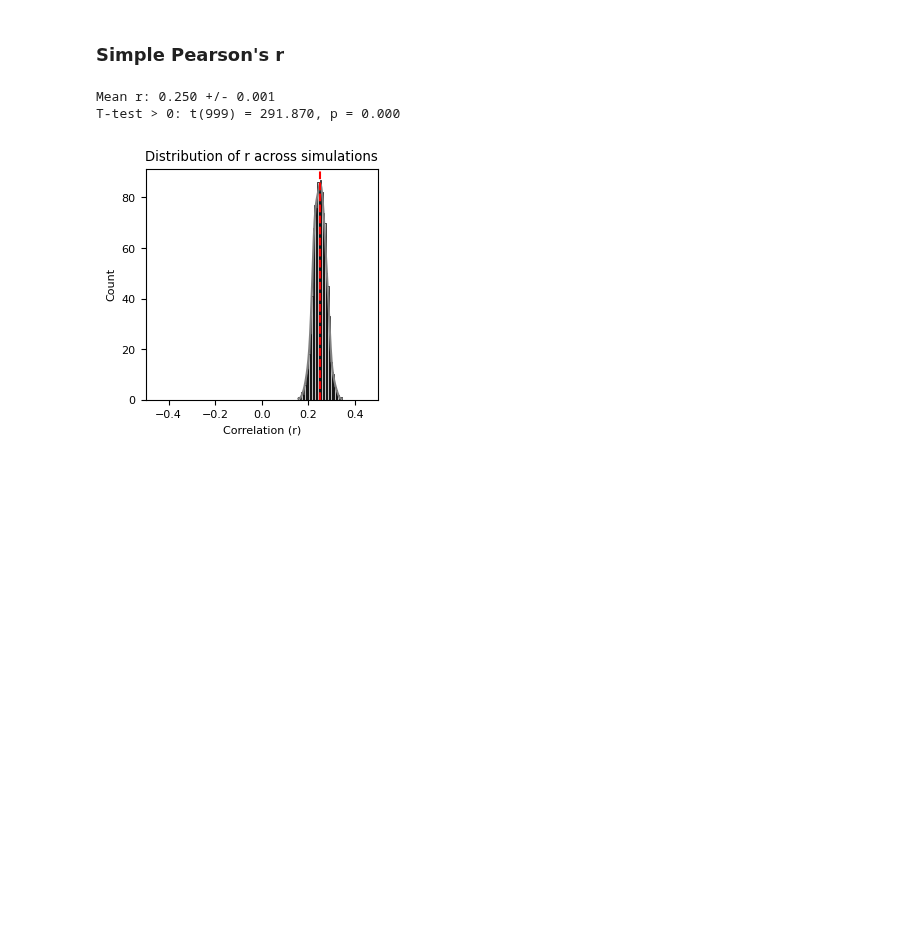
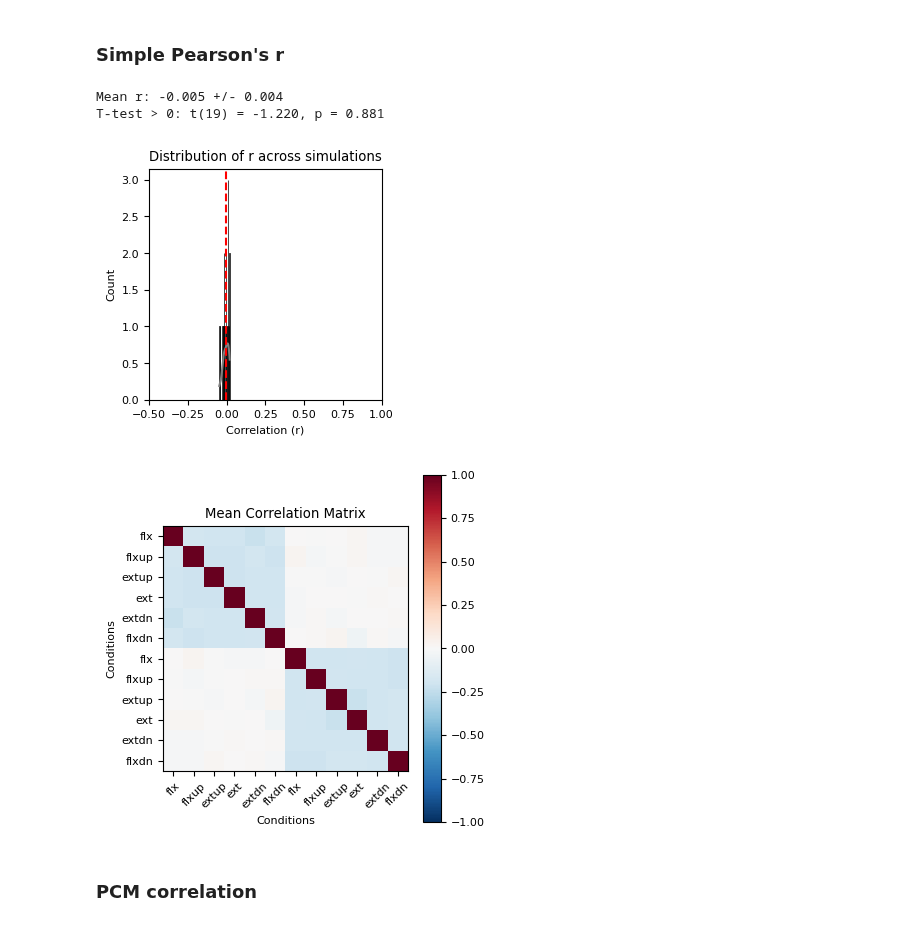
Before and after one commit to alighavam/bimanual_wrist, a Jupyter notebook: notebooks_mri/simulation.ipynb, the cells around one changed output. Saved outputs shown, nothing was run; the diff lists cells and outputs as text; code cells hidden in the pictures; blank space fills up the shorter version.

```diff
--- a/notebooks_mri/simulation.ipynb
+++ b/notebooks_mri/simulation.ipynb
@@ -365,9 +433,9 @@ the contra and ipsi are fully in the same subspace and fully parallel (there is
 # %%
 region = 'M1'
 labels = ['flx', 'flxup', 'extup', 'ext', 'extdn', 'flxdn', 'flx', 'flxup', 'extup', 'ext', 'extdn', 'flxdn']
-signal = 100
+signal = 0.2
 ncond = 12
-nsim = 1000
+nsim = 20
 rng = np.random.default_rng(seed=3)
 C = pcm.matrix.centering(12)
 
@@ -412,7 +480,7 @@ plt.colorbar()
 plt.xlabel('Features')
 plt.ylabel('Conditions')
 
-theta_true = np.array([0.8, 0.5, 0.4, 0.4])
+theta_true = np.array([0.8, 0.5, 0.5, 1])
 G_true, _ = M.predict(theta_true)
 
 # visualize the true G:
@@ -492,6 +560,7 @@ plt.show()
 # %%
 N = len(D)
 r = []
+corr_mat = np.zeros((N,12,12))
 for i in range(N):
     # Average every 10 rows
     # This assumes the rows are ordered by condition, with 10 rows per condition.
@@ -505,34 +574,52 @@ for i in range(N):
     y_contra_avg = y_contra.reshape(num_conditions, num_rows_per_condition, num_voxels).mean(axis=1)
     # flatten the averaged patterns:
     y_contra_vec = y_contra_avg.flatten()
 
     # get the ipsi conditions:
     y_ipsi = D[i].measurements[D[i].obs_descriptors['cond_vec'] >= 6, :]
     y_ipsi = y_ipsi - y_ipsi.mean(axis=0)
     y_ipsi_avg = y_ipsi.reshape(num_conditions, num_rows_per_condition, num_voxels).mean(axis=1)
     # flatten the averaged patterns:
     y_ipsi_vec = y_ipsi_avg.flatten()
 
     # concatenate the contra and ipsi patterns:
     r.append(np.corrcoef(y_contra_vec, y_ipsi_vec)[0,1])
 
+    corr_mat[i,:,:] = np.corrcoef(np.vstack((y_contra_avg, y_ipsi_avg)))
+
 r = np.array(r)
 print(f'Mean r: {np.mean(r):.3f} +/- {stats.sem(r):.3f}')
 
 # t-test > 0:
 t_stat, p_val = stats.ttest_1samp(r, 0, alternative='greater')
 print(f'T-test > 0: t({N-1}) = {t_stat:.3f}, p = {p_val:.3f}')
 
 # distribution of r:
 plt.figure(figsize=(3,3))
 sns.histplot(r, bins=30, kde=True, color='gray')
 plt.axvline(np.mean(r), color='red', linestyle='--', label='Mean r')
 plt.xlabel('Correlation (r)')
 plt.ylabel('Count')
 plt.title('Distribution of r across simulations')
-plt.xlim(-0.5,0.5)
+plt.xlim(-0.5,1)
 plt.show()
+
+# visualize correlation matrix:
+mean_corr = np.mean(corr_mat, axis=0)
+plt.figure(figsize=(4,4))
+plt.imshow(mean_corr, cmap='RdBu_r', vmin=-1, vmax=1)
+plt.colorbar()
+plt.title('Mean Correlation Matrix')
+plt.xlabel('Conditions')
+plt.ylabel('Conditions')
+plt.xticks(ticks=np.arange(ncond), labels=labels, rotation=45)
+plt.yticks(ticks=np.arange(ncond), labels=labels)
+plt.tight_layout()
+plt.show()
 # %% [output]
-Mean r: 0.250 +/- 0.001
-T-test > 0: t(999) = 291.870, p = 0.000
+Mean r: -0.005 +/- 0.004
+T-test > 0: t(19) = -1.220, p = 0.881
-[figure, old version]
+[figure, new version]
+[figure, added]
+# %% [markdown]
+### PCM correlation
```
Also changed, not shown: parts of 13 cells of this notebook, 4 other files.
